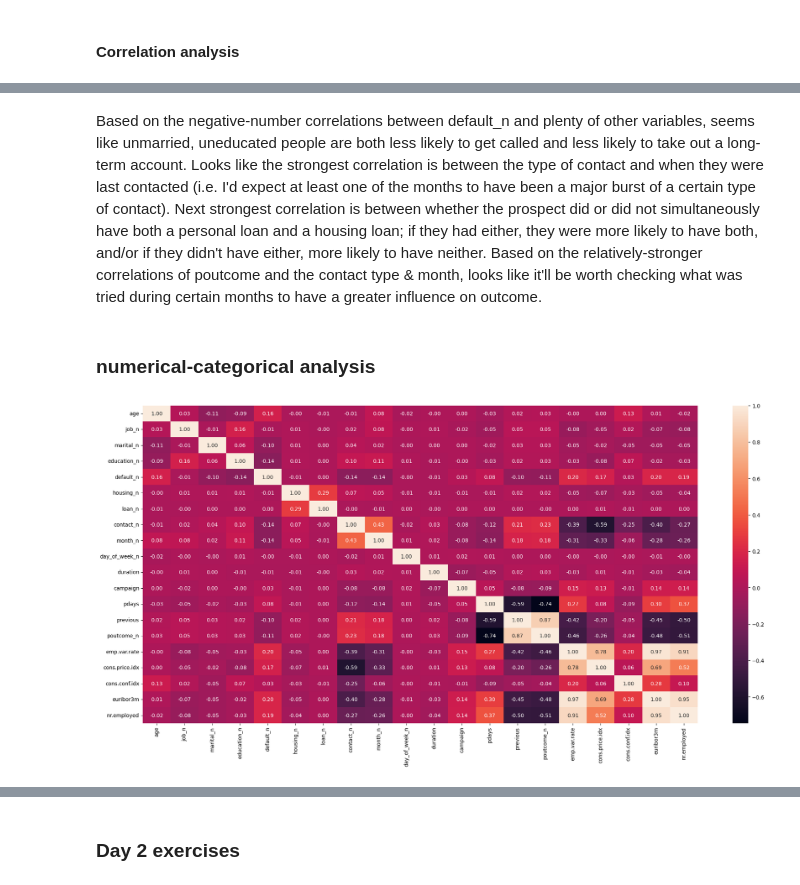
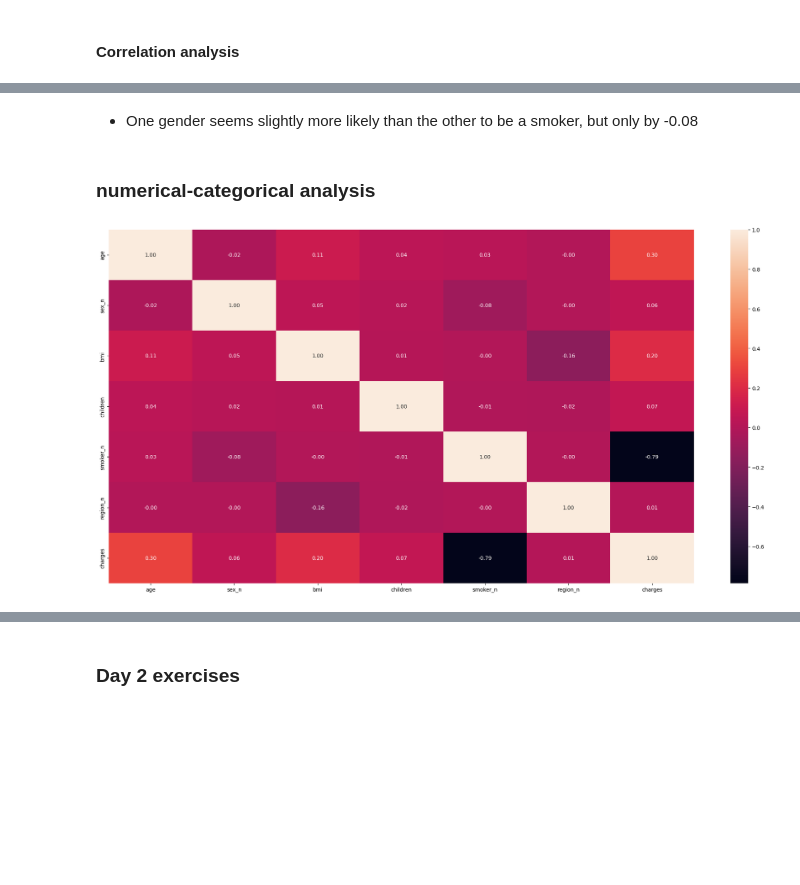
Before and after one commit to 4GeeksAcademy/linear-regression-project-tutorial-NWinocur, a Jupyter notebook: src/explore.ipynb, the cells around one changed output, grey strips where cells are left out. Drawn from its saved outputs; the diff is of its cells as text; code cells hidden in the pictures; blank space fills up the shorter version.

```diff
--- a/src/explore.ipynb
+++ b/src/explore.ipynb
@@ -273,44 +277,28 @@ plt.show()
-# %% [markdown]
-Based on the negative-number correlations between default_n and plenty of other variables, seems like unmarried, uneducated people are both less likely to get called and less likely to take out a long-term account.
-Looks like the strongest correlation is between the type of contact and when they were last contacted (i.e. I'd expect at least one of the months to have been a major burst of a certain type of contact).
-Next strongest correlation is between whether the prospect did or did not simultaneously have both a personal loan and a housing loan; if they had either, they were more likely to have both, and/or if they didn't have either, more likely to have neither.
-Based on the relatively-stronger correlations of poutcome and the contact type & month, looks like it'll be worth checking what was tried during certain months to have a greater influence on outcome.
+# %% [markdown]
+- One gender seems slightly more likely than the other to be a smoker, but only by -0.08
 # %% [markdown]
 ### numerical-categorical analysis
 # %%
 fig, axis = plt.subplots(figsize=(20, 10))
 
 sns.heatmap(
     raw_data[
         [
             "age",
-            "job_n",
-            "marital_n",
-            "education_n",
-            "default_n",
-            "housing_n",
-            "loan_n",
-            "contact_n",
-            "month_n",
-            "day_of_week_n",
-            "duration",
-            "campaign",
-            "pdays",
-            "previous",
-            "poutcome_n",
-            "emp.var.rate",
-            "cons.price.idx",
-            "cons.conf.idx",
-            "euribor3m",
-            "nr.employed",
+            "sex_n",
+            "bmi",
+            "children",
+            "smoker_n",
+            "region_n",
+            "charges",
         ]
     ].corr(),
     annot=True,
     fmt=".2f",
 )
 
 plt.tight_layout()
 
 plt.show()
 # %% [output]
-[figure, old version]
+[figure, new version]
```
Also changed, not shown: parts of 25 cells of this notebook.
